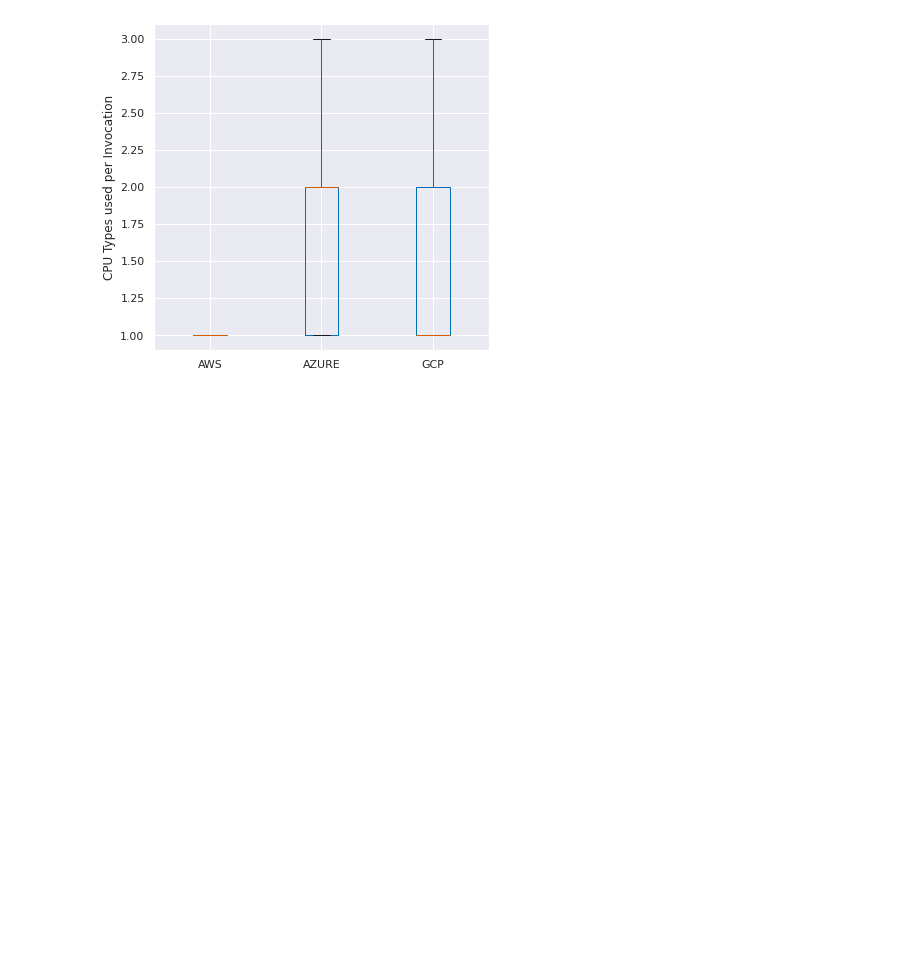
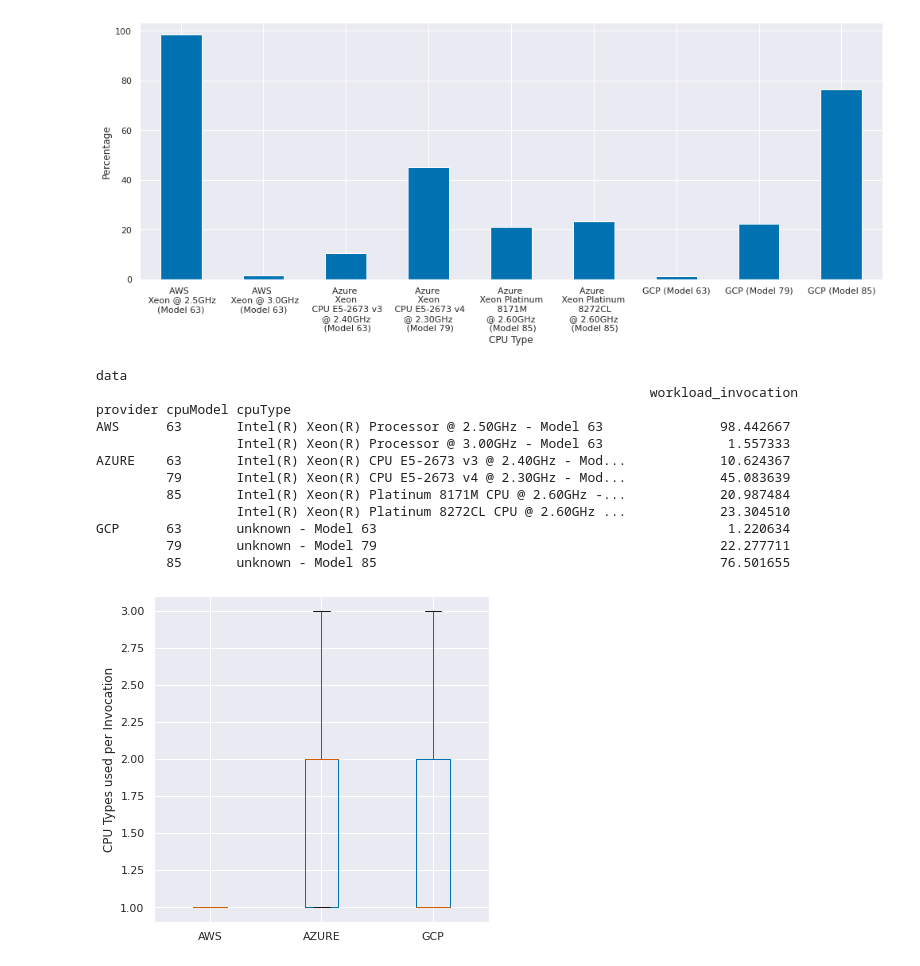
Before and after one commit to l8518/geot-faas, a Jupyter notebook: 020_provider_analysis_instances.ipynb, the cells around one changed output. Cells and saved outputs as stored; diff of their text form; code cells hidden in the pictures; blank space fills up the shorter version.

```diff
--- a/020_provider_analysis_instances.ipynb
+++ b/020_provider_analysis_instances.ipynb
@@ -89,6 +105,60 @@ AZURE    63       Intel(R) Xeon(R) CPU E5-2673 v3 @ 2.40GHz - Mod...
 GCP      63       unknown - Model 63                                                 2124
          79       unknown - Model 79                                                38765
          85       unknown - Model 85                                               133119
+# %%
+from matplotlib.ticker import ScalarFormatter
+
+cpudf = df[['provider', 'cpuModel', 'cpuType', 'workload_invocation']]
+cpu_counts = cpudf.groupby(['provider', 'cpuModel','cpuType'], observed=True)
+cpu_counts_total = pd.DataFrame(cpu_counts.count().groupby('provider', group_keys=False).apply(lambda df: (df['workload_invocation'] / df['workload_invocation'].sum()) * 100) )
+
+fig, axes = plt.subplots(figsize=(14,6))
+# cpu_counts.count().plot(ax=axes, kind='bar')
+cpu_counts_total.plot(ax=axes, kind='bar')
+
+cpu_type_rewrite = {
+    "(AWS, 63, Intel(R) Xeon(R) Processor @ 2.50GHz - Model 63)": "AWS \n Xeon @ 2.5GHz\n(Model 63)",
+    "(AWS, 63, Intel(R) Xeon(R) Processor @ 3.00GHz - Model 63)" : "AWS \n Xeon @ 3.0GHz\n(Model 63)",
+    "(AZURE, 63, Intel(R) Xeon(R) CPU E5-2673 v3 @ 2.40GHz - Model 63)" : "Azure \n Xeon \n CPU E5-2673 v3\n@ 2.40GHz\n (Model 63)",
+    "(AZURE, 79, Intel(R) Xeon(R) CPU E5-2673 v4 @ 2.30GHz - Model 79)" : "Azure \n Xeon \n CPU E5-2673 v4\n@ 2.30GHz\n (Model 79)",
+    "(AZURE, 85, Intel(R) Xeon(R) Platinum 8171M CPU @ 2.60GHz - Model 85)" : "Azure \n Xeon Platinum \n 8171M\n@ 2.60GHz\n (Model 85)",
+    "(AZURE, 85, Intel(R) Xeon(R) Platinum 8272CL CPU @ 2.60GHz - Model 85)" : "Azure \n Xeon Platinum \n 8272CL\n@ 2.60GHz\n (Model 85)",
+    "(GCP, 63, unknown - Model 63)" : "GCP (Model 63)",
+    "(GCP, 79, unknown - Model 79)" : "GCP (Model 79)",
+    "(GCP, 85, unknown - Model 85)" : "GCP (Model 85)",
+}
+
+labels = []
+for tick in axes.get_xticklabels():
+    if tick.get_text() in cpu_type_rewrite.keys():
+        labels.append(cpu_type_rewrite[tick.get_text()])
+    else:
+        labels.append(tick.get_text())
+
+axes.set_xlabel('CPU Type')
+axes.set_ylabel('Percentage')
+axes.set_xticklabels(labels)
+plt.setp(axes.get_xticklabels(), rotation=0)
+axes.get_legend().remove()
+# axes.set_yscale('log')
+axes.yaxis.set_major_formatter(ScalarFormatter())
+
+fig.tight_layout()
+utils.plot('pa_instances_cputype_percentage', data=cpu_counts_total)
+# %% [output]
+[figure, added]
+data
+                                                                       workload_invocation
+provider cpuModel cpuType
+AWS      63       Intel(R) Xeon(R) Processor @ 2.50GHz - Model 63               98.442667
+                  Intel(R) Xeon(R) Processor @ 3.00GHz - Model 63                1.557333
+AZURE    63       Intel(R) Xeon(R) CPU E5-2673 v3 @ 2.40GHz - Mod...            10.624367
+         79       Intel(R) Xeon(R) CPU E5-2673 v4 @ 2.30GHz - Mod...            45.083639
+         85       Intel(R) Xeon(R) Platinum 8171M CPU @ 2.60GHz -...            20.987484
+                  Intel(R) Xeon(R) Platinum 8272CL CPU @ 2.60GHz ...            23.304510
+GCP      63       unknown - Model 63                                             1.220634
+         79       unknown - Model 79                                            22.277711
+         85       unknown - Model 85                                            76.501655
 # %%
 cpu_count_df = df.groupby(['measure group', 'provider', 'region', 'driver_invocation'], observed=True)['cpuType'].nunique().reset_index(name='Unique CPU Types')
 
```
Also changed, not shown: parts of 3 cells of this notebook, 4 other files.
